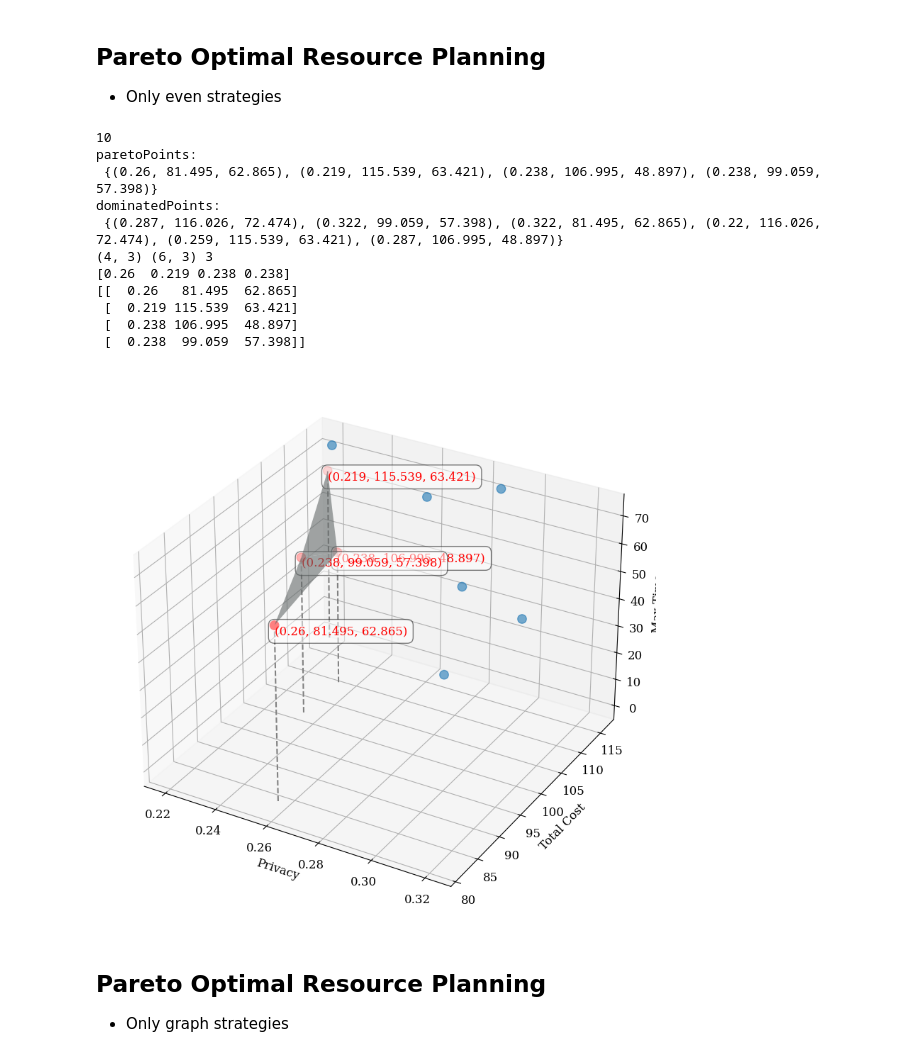
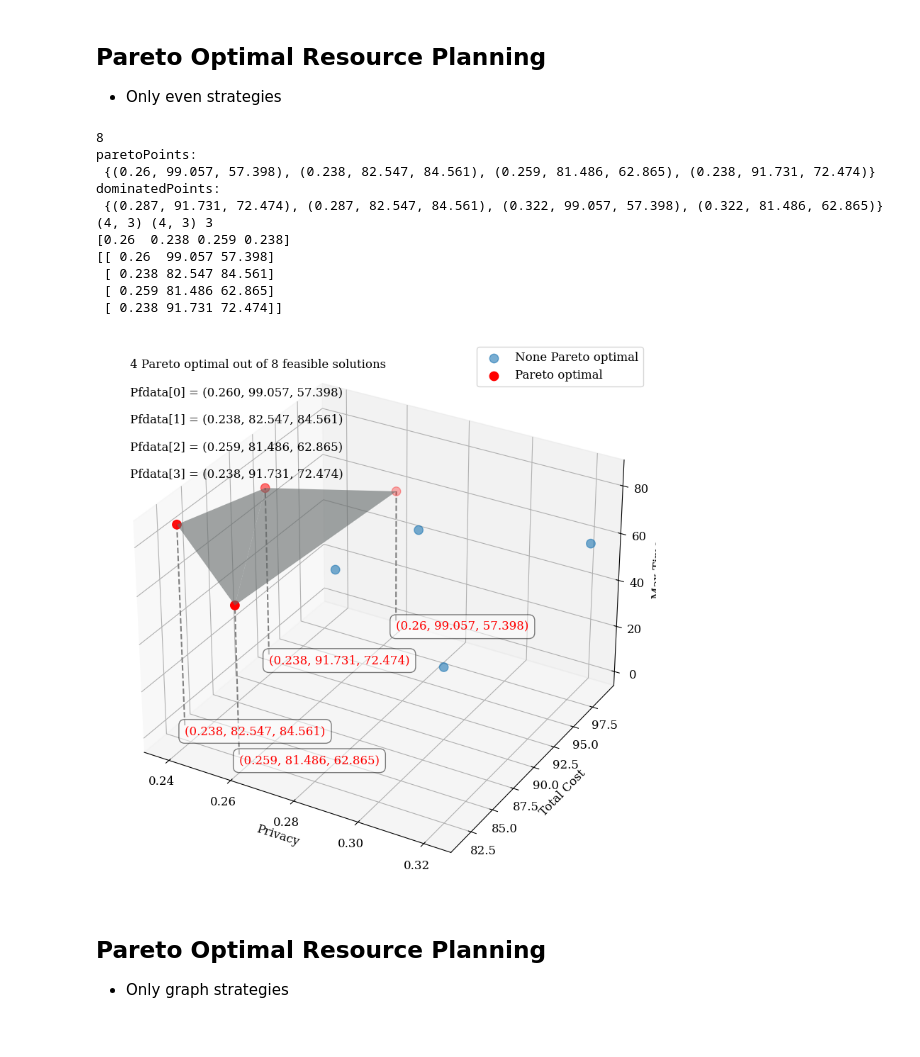
Before and after one commit to yuandou168/PriCE, a Jupyter notebook: PriCE-exps/Pareto_3D_evaluation.ipynb, the cells around one changed output. Drawn from its saved outputs; the diff is of its cells as text; code cells hidden in the pictures.

Commit message:
Update 3D Pareto visual results

```diff
--- a/PriCE-exps/Pareto_3D_evaluation.ipynb
+++ b/PriCE-exps/Pareto_3D_evaluation.ipynb
@@ -94,7 +94,7 @@ even_solution_120 = {('is_shuffled_True', 4): {'Total Cost': 81.49493435854224,
 * budget = 120
 # %%
 # 1WSI
-budget = 120
+budget = 100
 strategies = 'Pareto1WSI_allcombined_'
 strategies1WSI = graph_strategies + even_strategies
 
@@ -103,8 +103,8 @@ privacyscores1WSI.update(graph_privacyscores)
 privacyscores1WSI.update(even_privacyscores)
 
 solutions1WSI = {}
-solutions1WSI.update(graph_solutions_120)
-solutions1WSI.update(even_solution_120)
+solutions1WSI.update(graph_solutions_100)   # budget
+solutions1WSI.update(even_solution_100)     # budget
 
 
 print(len(solutions1WSI.values()))
@@ -140,13 +140,13 @@ if len(set(list(pp[:,0])))==1:
     solution_size = len(list(xdata))
 
     for i in range(len(list(xdata[:6]))):
-        # axs.text2D(0.05, 0.9-0.05*i, f'Pfdata[{i}] = ({xdata[i]:.3f}, {ydata[i]:.3f}, {zdata[i]:.3f})', transform=axs.transAxes)
+        axs.text2D(0.05, 0.9-0.05*i, f'Pfdata[{i}] = ({xdata[i]:.3f}, {ydata[i]:.3f}, {zdata[i]:.3f})', transform=axs.transAxes)
         axs.plot([xdata[i], xdata[i]], [ydata[i], ydata[i]], [0, zdata[i]], color='gray', linestyle='--')  # Vertical line from z=0 to z=zi_top
         # axs.plot([0, xdata[i]], [ydata[i], ydata[i]], [zdata[i], zdata[i]], color='gray', linestyle='--')  # Vertical line from z=0 to z=zi_top
         # axs.plot([xdata[i], xdata[i]], [0, ydata[i]], [zdata[i], zdata[i]], color='gray', linestyle='--')  # Vertical line from z=0 to z=zi_top
 
         # Adding labels for each scatter point
-        text = axs.text(xdata[i], ydata[i], zdata[i], f'({xdata[i]}, {ydata[i]}, {zdata[i]})', color='red',
+        text = axs.text(xdata[i], ydata[i], 0, f'({xdata[i]}, {ydata[i]}, {zdata[i]})', color='red',
         bbox=dict(facecolor='white', alpha=0.5, boxstyle='round, pad=0.5'), ha='left', va='top',rotation=45)
 
 
@@ -172,17 +172,18 @@ else:
         axs.scatter(pp[:,0],pp[:,1],pp[:,2], color='red', s=80, label="Pareto optimal")
 
     solution_size = len(list(xdata))
-    # axs.text2D(0.5, 0.5, f"{solution_size} Pareto optimal out of {len(input2)} feasible solutions", transform=axs.transAxes)
+    axs.text2D(0.05, 0.95, f"{solution_size} Pareto optimal out of {len(input2)} feasible solutions", transform=axs.transAxes)
 
     for i in range(len(list(xdata[:6]))):
-        # axs.text2D(0.05, 0.9-0.05*i, f'Pfdata[{i}] = ({xdata[i]:.3f}, {ydata[i]:.3f}, {zdata[i]:.3f})', transform=axs.transAxes)
+        axs.text2D(0.05, 0.9-0.05*i, f'Pfdata[{i}] = ({xdata[i]:.3f}, {ydata[i]:.3f}, {zdata[i]:.3f})', transform=axs.transAxes)
         axs.plot([xdata[i], xdata[i]], [ydata[i], ydata[i]], [0, zdata[i]], color='gray', linestyle='--')  # Vertical line from z=0 to z=zi_top
         # axs.plot([0, xdata[i]], [ydata[i], ydata[i]], [zdata[i], zdata[i]], color='gray', linestyle='--')  # Vertical line from z=0 to z=zi_top
         # axs.plot([xdata[i], xdata[i]], [0, ydata[i]], [zdata[i], zdata[i]], color='gray', linestyle='--')  # Vertical line from z=0 to z=zi_top
 
         # Adding labels for each scatter point
-        text = axs.text(xdata[i], ydata[i], zdata[i], f'({xdata[i]}, {ydata[i]}, {zdata[i]})', color='red',
-        bbox=dict(facecolor='white', alpha=0.5, boxstyle='round, pad=0.5'), ha='left', va='top',rotation=40)
+        # text = axs.text(xdata[i], ydata[i], zdata[i], f'({xdata[i]}, {ydata[i]}, {zdata[i]})', color='red',
+        text = axs.text(xdata[i], ydata[i], 0, f'({xdata[i]}, {ydata[i]}, {zdata[i]})', color='red',
+        bbox=dict(facecolor='white', alpha=0.5, boxstyle='round, pad=0.5'), ha='left', va='top',rotation=45)
 
 # plt.clf()
 # axs.set_title("Pareto frontier 3D")
@@ -191,6 +192,6 @@ axs.set_ylabel(r'Total Cost')
 axs.set_zlabel(r'Max Time')
 plt.savefig(f"./Pareto_res/{strategies+str(budget)}"+".pdf")
 axs.grid(True)
-
+axs.legend()
 plt.show()
 # %% [output]
@@ -213,7 +212,7 @@ dominatedPoints:
 * Only even strategies
 # %%
 # 1WSI
-budget = 120
+budget = 100
 strategies = 'Pareto1WSI_onlyeven_'
 strategies1WSI = even_strategies
 
@@ -222,7 +221,7 @@ privacyscores1WSI.update(even_privacyscores)
 
 solutions1WSI = {}
 
-solutions1WSI.update(even_solution_120)
+solutions1WSI.update(even_solution_100) # budget
 
 
 print(len(solutions1WSI.values()))
@@ -258,14 +257,14 @@ if len(set(list(pp[:,0])))==1:
     solution_size = len(list(xdata))
 
     for i in range(len(list(xdata[:6]))):
-        # axs.text2D(0.05, 0.9-0.05*i, f'Pfdata[{i}] = ({xdata[i]:.3f}, {ydata[i]:.3f}, {zdata[i]:.3f})', transform=axs.transAxes)
+        axs.text2D(0.05, 0.9-0.05*i, f'Pfdata[{i}] = ({xdata[i]:.3f}, {ydata[i]:.3f}, {zdata[i]:.3f})', transform=axs.transAxes)
         axs.plot([xdata[i], xdata[i]], [ydata[i], ydata[i]], [0, zdata[i]], color='gray', linestyle='--')  # Vertical line from z=0 to z=zi_top
         # axs.plot([0, xdata[i]], [ydata[i], ydata[i]], [zdata[i], zdata[i]], color='gray', linestyle='--')  # Vertical line from z=0 to z=zi_top
         # axs.plot([xdata[i], xdata[i]], [0, ydata[i]], [zdata[i], zdata[i]], color='gray', linestyle='--')  # Vertical line from z=0 to z=zi_top
 
         # Adding labels for each scatter point
-        text = axs.text(xdata[i], ydata[i], zdata[i], f'({xdata[i]}, {ydata[i]}, {zdata[i]})', color='red',
-        bbox=dict(facecolor='white', alpha=0.5, boxstyle='round, pad=0.5'), ha='left', va='top',rotation=40)
+        text = axs.text(xdata[i], ydata[i], 0, f'({xdata[i]}, {ydata[i]}, {zdata[i]})', color='red',
+        bbox=dict(facecolor='white', alpha=0.5, boxstyle='round, pad=0.5'), ha='left', va='top',rotation=45)
 
 
 else:
@@ -282,48 +281,51 @@ else:
     elif len(paretoPoints)>=2 and len(dominatedPoints)<=2:
         axs.scatter(dp[:,0],dp[:,1],dp[:,2], label='None Pareto optimal', alpha = 0.6, s=80, color='blue')
         axs.scatter(pp[:,0],pp[:,1],pp[:,2], color='red', s=80, label="Pareto optimal")
         triang = mtri.Triangulation(pp[:,0], pp[:,1])
         axs.plot_trisurf(triang,pp[:,2], color='azure', alpha = 0.6)
     else:
 
         axs.scatter(dp[:,0],dp[:,1],dp[:,2], label='None Pareto optimal', alpha = 0.6, color='blue')
         axs.scatter(pp[:,0],pp[:,1],pp[:,2], color='red', s=80, label="Pareto optimal")
 
     solution_size = len(list(xdata))
-    # axs.text2D(0.5, 0.5, f"{solution_size} Pareto optimal out of {len(input2)} feasible solutions", transform=axs.transAxes)
+    axs.text2D(0.05, 0.95, f"{solution_size} Pareto optimal out of {len(input2)} feasible solutions", transform=axs.transAxes)
 
     for i in range(len(list(xdata[:6]))):
-        # axs.text2D(0.05, 0.9-0.05*i, f'Pfdata[{i}] = ({xdata[i]:.3f}, {ydata[i]:.3f}, {zdata[i]:.3f})', transform=axs.transAxes)
+        axs.text2D(0.05, 0.9-0.05*i, f'Pfdata[{i}] = ({xdata[i]:.3f}, {ydata[i]:.3f}, {zdata[i]:.3f})', transform=axs.transAxes)
         axs.plot([xdata[i], xdata[i]], [ydata[i], ydata[i]], [0, zdata[i]], color='gray', linestyle='--')  # Vertical line from z=0 to z=zi_top
         # axs.plot([0, xdata[i]], [ydata[i], ydata[i]], [zdata[i], zdata[i]], color='gray', linestyle='--')  # Vertical line from z=0 to z=zi_top
         # axs.plot([xdata[i], xdata[i]], [0, ydata[i]], [zdata[i], zdata[i]], color='gray', linestyle='--')  # Vertical line from z=0 to z=zi_top
 
         # Adding labels for each scatter point
-        text = axs.text(xdata[i], ydata[i], zdata[i], f'({xdata[i]}, {ydata[i]}, {zdata[i]})', color='red',
-        bbox=dict(facecolor='white', alpha=0.5, boxstyle='round, pad=0.5'), ha='left', va='top',rotation=40)
+        text = axs.text(xdata[i], ydata[i], 0, f'({xdata[i]}, {ydata[i]}, {zdata[i]})', color='red',
+        bbox=dict(facecolor='white', alpha=0.5, boxstyle='round, pad=0.5'), ha='left', va='top',rotation=45)
 
 # plt.clf()
 # axs.set_title("Pareto frontier 3D")
 axs.set_xlabel(r'Privacy')
 axs.set_ylabel(r'Total Cost')
 axs.set_zlabel(r'Max Time')
+axs.grid(True)
+axs.legend()
+
 plt.savefig(f"./Pareto_res/{strategies+str(budget)}"+".pdf")
-axs.grid(True)
+
 
 plt.show()
 # %% [output]
-10
+8
 paretoPoints:
- {(0.26, 81.495, 62.865), (0.219, 115.539, 63.421), (0.238, 106.995, 48.897), (0.238, 99.059, 57.398)}
+ {(0.26, 99.057, 57.398), (0.238, 82.547, 84.561), (0.259, 81.486, 62.865), (0.238, 91.731, 72.474)}
 dominatedPoints:
- {(0.287, 116.026, 72.474), (0.322, 99.059, 57.398), (0.322, 81.495, 62.865), (0.22, 116.026, 72.474), (0.259, 115.539, 63.421), (0.287, 106.995, 48.897)}
-(4, 3) (6, 3) 3
-[0.26  0.219 0.238 0.238]
-[[  0.26   81.495  62.865]
- [  0.219 115.539  63.421]
- [  0.238 106.995  48.897]
- [  0.238  99.059  57.398]]
+ {(0.287, 91.731, 72.474), (0.287, 82.547, 84.561), (0.322, 99.057, 57.398), (0.322, 81.486, 62.865)}
+(4, 3) (4, 3) 3
+[0.26  0.238 0.259 0.238]
+[[ 0.26  99.057 57.398]
+ [ 0.238 82.547 84.561]
+ [ 0.259 81.486 62.865]
+ [ 0.238 91.731 72.474]]
-[figure, old version]
+[figure, new version]
 # %% [markdown]
 ## Pareto Optimal Resource Planning
 * Only graph strategies
```
Also changed, not shown: parts of 2 cells of this notebook, 6 other files.
